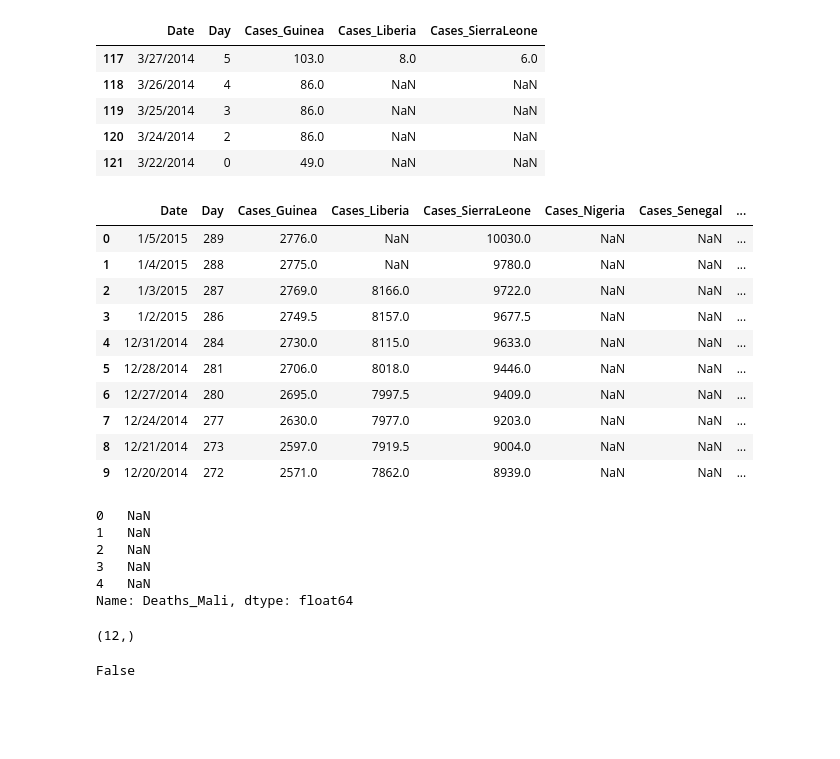
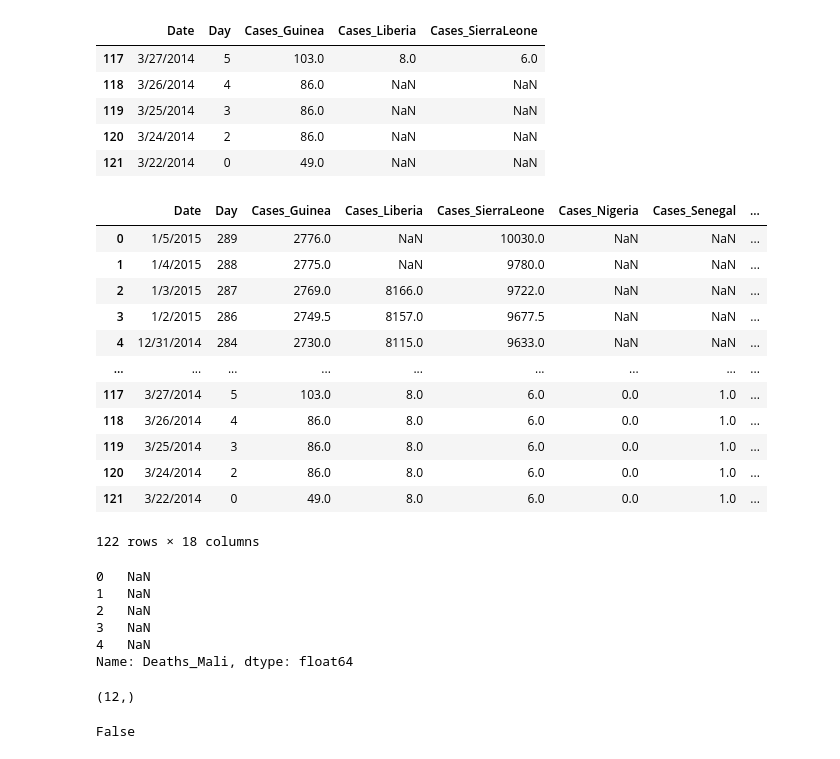
Before and after one commit to Fairfield-University-BA505/week-10-ErikHren-1, a Jupyter notebook: Lecture09-Pandas-Data-Manipulation.ipynb, the cells around one changed output. Cells and saved outputs as stored; diff of their text form; code cells hidden in the pictures; blank space fills up the shorter version.

```diff
--- a/Lecture09-Pandas-Data-Manipulation.ipynb
+++ b/Lecture09-Pandas-Data-Manipulation.ipynb
@@ -1069,39 +1069,42 @@ ebola_df_bfill.tail().iloc[:,:5]
 | 119 | 3/25/2014 | 3 | 86.0 | NaN | NaN |
 | 120 | 3/24/2014 | 2 | 86.0 | NaN | NaN |
 | 121 | 3/22/2014 | 0 | 49.0 | NaN | NaN |
-# %%
-# interpolate
-# Why we still have missing values here?
-ebola_df.interpolate().iloc[:10, :10]
-# %% [output]
-|  | Date | Day | Cases_Guinea | Cases_Liberia | Cases_SierraLeone | Cases_Nigeria | Cases_Senegal | ... |
-| 0 | 1/5/2015 | 289 | 2776.0 | NaN | 10030.0 | NaN | NaN | ... |
-| 1 | 1/4/2015 | 288 | 2775.0 | NaN | 9780.0 | NaN | NaN | ... |
-| 2 | 1/3/2015 | 287 | 2769.0 | 8166.0 | 9722.0 | NaN | NaN | ... |
-| 3 | 1/2/2015 | 286 | 2749.5 | 8157.0 | 9677.5 | NaN | NaN | ... |
-| 4 | 12/31/2014 | 284 | 2730.0 | 8115.0 | 9633.0 | NaN | NaN | ... |
-| 5 | 12/28/2014 | 281 | 2706.0 | 8018.0 | 9446.0 | NaN | NaN | ... |
-| 6 | 12/27/2014 | 280 | 2695.0 | 7997.5 | 9409.0 | NaN | NaN | ... |
-| 7 | 12/24/2014 | 277 | 2630.0 | 7977.0 | 9203.0 | NaN | NaN | ... |
-| 8 | 12/21/2014 | 273 | 2597.0 | 7919.5 | 9004.0 | NaN | NaN | ... |
-| 9 | 12/20/2014 | 272 | 2571.0 | 7862.0 | 8939.0 | NaN | NaN | ... |
+# %%
+# interpolate
+# fill linearly is as default
+ebola_df.interpolate()
+# %% [output]
+|  | Date | Day | Cases_Guinea | Cases_Liberia | Cases_SierraLeone | Cases_Nigeria | Cases_Senegal | ... |
+| 0 | 1/5/2015 | 289 | 2776.0 | NaN | 10030.0 | NaN | NaN | ... |
+| 1 | 1/4/2015 | 288 | 2775.0 | NaN | 9780.0 | NaN | NaN | ... |
+| 2 | 1/3/2015 | 287 | 2769.0 | 8166.0 | 9722.0 | NaN | NaN | ... |
+| 3 | 1/2/2015 | 286 | 2749.5 | 8157.0 | 9677.5 | NaN | NaN | ... |
+| 4 | 12/31/2014 | 284 | 2730.0 | 8115.0 | 9633.0 | NaN | NaN | ... |
+| ... | ... | ... | ... | ... | ... | ... | ... | ... |
+| 117 | 3/27/2014 | 5 | 103.0 | 8.0 | 6.0 | 0.0 | 1.0 | ... |
+| 118 | 3/26/2014 | 4 | 86.0 | 8.0 | 6.0 | 0.0 | 1.0 | ... |
+| 119 | 3/25/2014 | 3 | 86.0 | 8.0 | 6.0 | 0.0 | 1.0 | ... |
+| 120 | 3/24/2014 | 2 | 86.0 | 8.0 | 6.0 | 0.0 | 1.0 | ... |
+| 121 | 3/22/2014 | 0 | 49.0 | 8.0 | 6.0 | 0.0 | 1.0 | ... |
+122 rows × 18 columns
+# %%
+# just checking
+ebola_deaths_mali = ebola_df.Deaths_Mali
+ebola_deaths_mali.shape
+ebola_deaths_mali.head()
+# %% [output]
+0   NaN
+1   NaN
+2   NaN
+3   NaN
+4   NaN
+Name: Deaths_Mali, dtype: float64
 # %%
 # Drop missing values
 # dropna --> dropna the whole row if in df
-ebola_deaths_mali = ebola_df.Deaths_Mali
-ebola_deaths_mali.shape
-ebola_deaths_mali.head()
+ebola_deaths_mali_dropna = ebola_deaths_mali.dropna()
+ebola_deaths_mali_dropna.shape
 # %% [output]
-0   NaN
-1   NaN
-2   NaN
-3   NaN
-4   NaN
-Name: Deaths_Mali, dtype: float64
+(12,)
-# %%
-ebola_deaths_mali_dropna = ebola_deaths_mali.dropna()
-ebola_deaths_mali_dropna.shape
-# %% [output]
-(12,)
 # %%
 # let's test if we have any missing values retained
```
Also changed, not shown: parts of 4 cells of this notebook.
